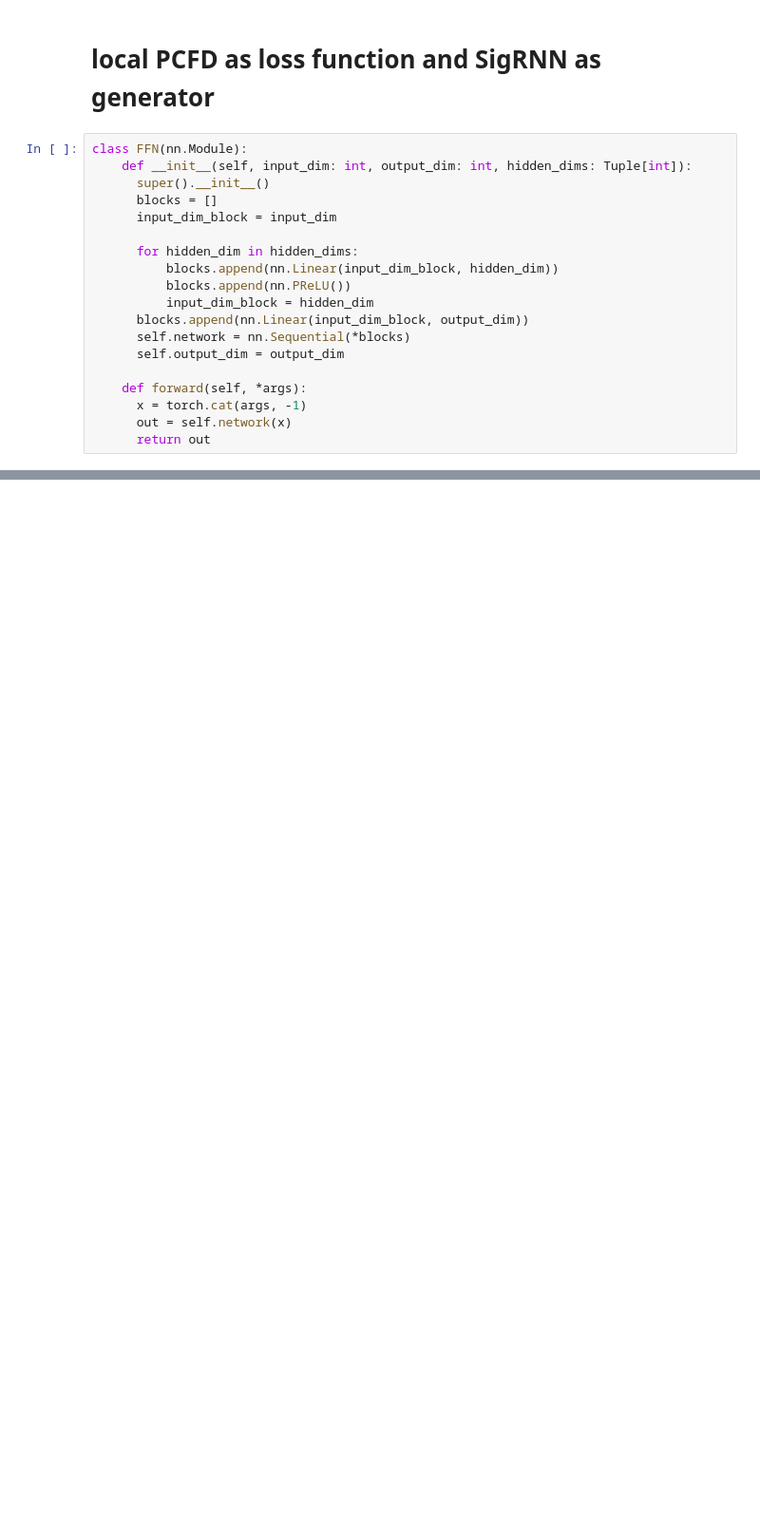
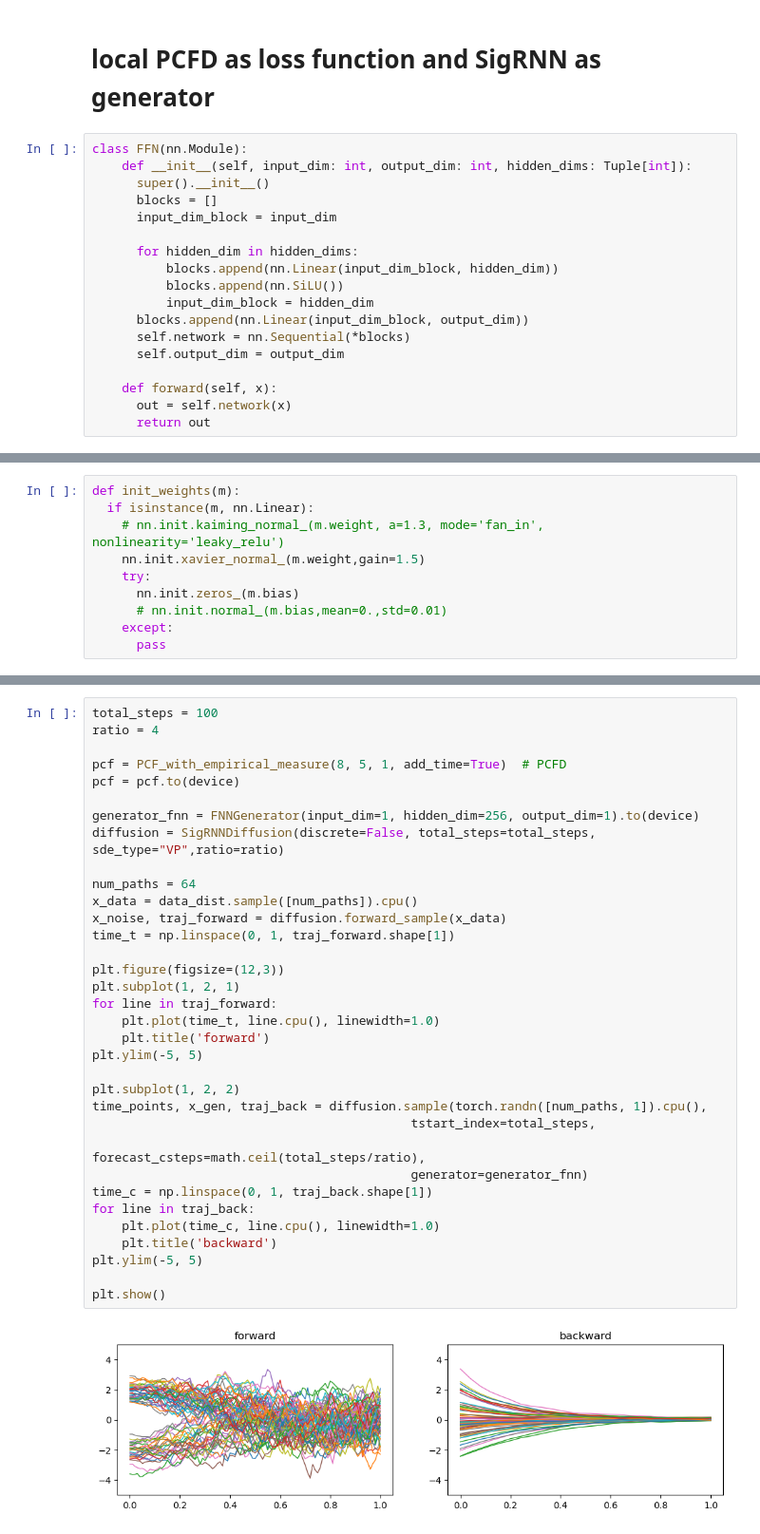
Before and after one commit to fg9191/pcf-diffusion-mx_branch, a Jupyter notebook: 1d_ToyNet_SigRNN_LocalPCFD_Wen.ipynb, the cells around one changed output, grey strips where cells are left out. Shown at 95% size. Drawn from its saved outputs; the diff is of its cells as text; blank space fills up the shorter version.

```diff
--- a/1d_ToyNet_SigRNN_LocalPCFD_Wen.ipynb
+++ b/1d_ToyNet_SigRNN_LocalPCFD_Wen.ipynb
@@ -380,13 +379,12 @@ class FFN(nn.Module):
 
       for hidden_dim in hidden_dims:
           blocks.append(nn.Linear(input_dim_block, hidden_dim))
-          blocks.append(nn.PReLU())
+          blocks.append(nn.SiLU())
           input_dim_block = hidden_dim
       blocks.append(nn.Linear(input_dim_block, output_dim))
       self.network = nn.Sequential(*blocks)
       self.output_dim = output_dim
 
-    def forward(self, *args):
-      x = torch.cat(args, -1)
+    def forward(self, x):
       out = self.network(x)
       return out
@@ -490,0 +533,10 @@ class SigRNNDiffusion(DiffusionProcess):
+# %%
+def init_weights(m):
+  if isinstance(m, nn.Linear):
+    # nn.init.kaiming_normal_(m.weight, a=1.3, mode='fan_in', nonlinearity='leaky_relu')
+    nn.init.xavier_normal_(m.weight,gain=1.5)
+    try:
+      nn.init.zeros_(m.bias)
+      # nn.init.normal_(m.bias,mean=0.,std=0.01)
+    except:
+      pass
@@ -491 +580,37 @@ class SigRNNDiffusion(DiffusionProcess):
+# %%
+total_steps = 100
+ratio = 4
+
+pcf = PCF_with_empirical_measure(8, 5, 1, add_time=True)  # PCFD
+pcf = pcf.to(device)
+
+generator_fnn = FNNGenerator(input_dim=1, hidden_dim=256, output_dim=1).to(device)
+diffusion = SigRNNDiffusion(discrete=False, total_steps=total_steps, sde_type="VP",ratio=ratio)
+
+num_paths = 64
+x_data = data_dist.sample([num_paths]).cpu()
+x_noise, traj_forward = diffusion.forward_sample(x_data)
+time_t = np.linspace(0, 1, traj_forward.shape[1])
+
+plt.figure(figsize=(12,3))
+plt.subplot(1, 2, 1)
+for line in traj_forward:
+    plt.plot(time_t, line.cpu(), linewidth=1.0)
+    plt.title('forward')
+plt.ylim(-5, 5)
+
+plt.subplot(1, 2, 2)
+time_points, x_gen, traj_back = diffusion.sample(torch.randn([num_paths, 1]).cpu(),
+                                           tstart_index=total_steps,
+                                           forecast_csteps=math.ceil(total_steps/ratio),
+                                           generator=generator_fnn)
+time_c = np.linspace(0, 1, traj_back.shape[1])
+for line in traj_back:
+    plt.plot(time_c, line.cpu(), linewidth=1.0)
+    plt.title('backward')
+plt.ylim(-5, 5)
+
+plt.show()
+# %% [output]
+[figure, added]
 # %%
```
Also changed, not shown: parts of 22 cells of this notebook, 5 other files.
